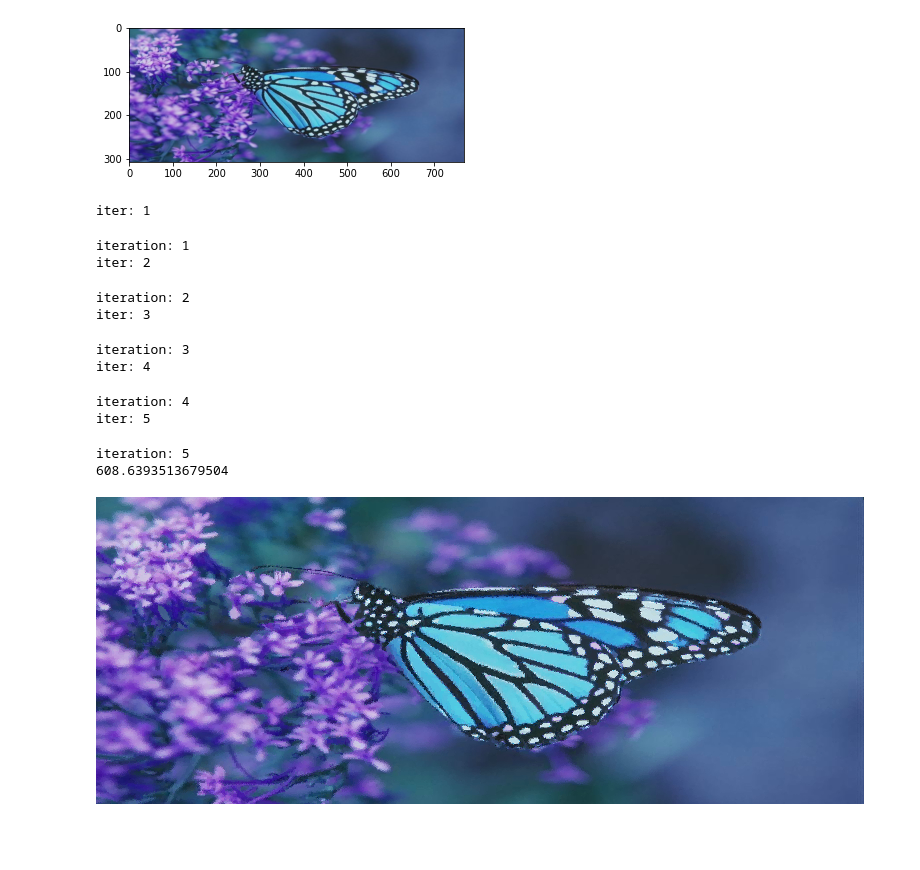
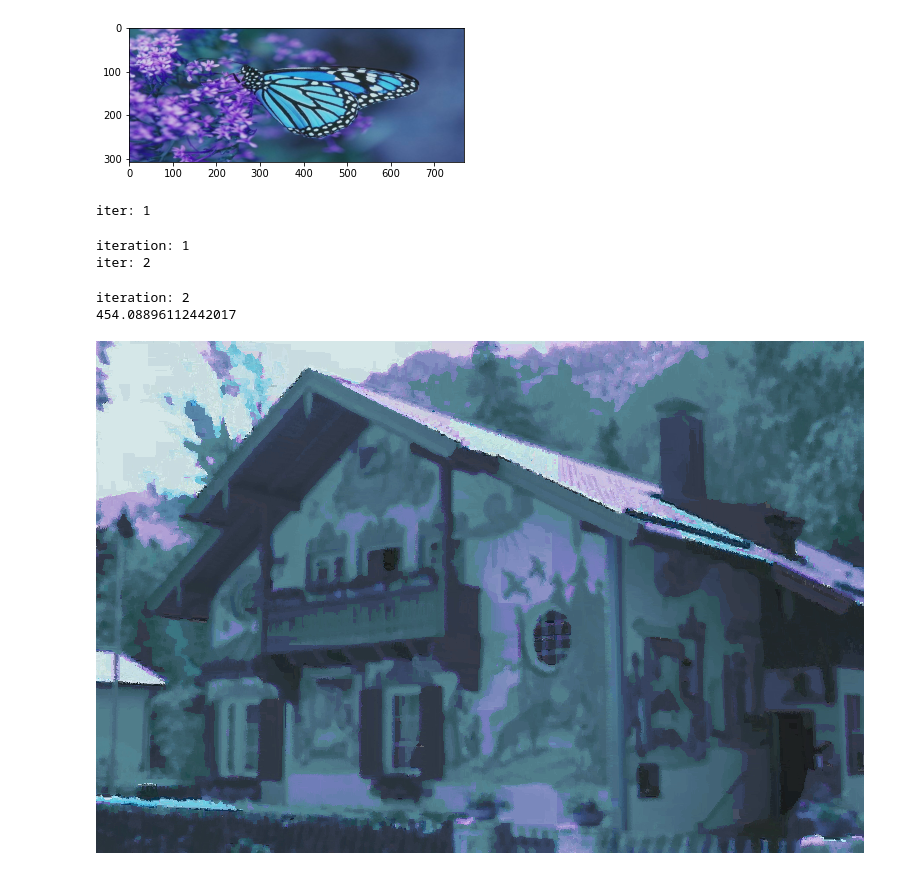
Before and after one commit to b05902105/NTU-VFX-2021-Spring, a Jupyter notebook: final/Retargeting.ipynb, the cells around one changed output. Drawn from its saved outputs; the diff is of its cells as text; code cells hidden in the pictures; blank space fills up the shorter version.

Commit message:
Failed retargeting

```diff
--- a/final/Retargeting.ipynb
+++ b/final/Retargeting.ipynb
@@ -12,10 +12,11 @@ numScales = 10;                 # number of scales (distributed logarithmically)
 
 
 ## Preparing data for the retargeting
-pathname = 'img/ours_10_aaa.jpg'
+pathname = 'img/ours_9_aaa.jpg'
 dx, dy = 1, 0.6
 org_image = cv2.imread(pathname)
-plt.imshow(org_image)
+ref_image = cv2.imread("img/ours_10_aaa.jpg")
+plt.imshow(ref_image)
 h, w, _ = org_image.shape
 resized_image = cv2.resize(org_image, None, fx = dx, fy = dy)
 # %% [output]
@@ -44,35 +45,6 @@ for i in range(down_h):
 # %% [output]
 47 12
 [figure]
-# %%
-
-
-targetSize = outSizeFactor[0] .* [h, w];
-#imageLab = rgb2lab(image); % Convert the source and target Images
-#imageLab = double(imageLab)/255;
-#imageLab = double(image)/255;
-
-
-# Gradual Scaling - iteratively icrease the relative resizing scale between the input and
-# the output (working in the coarse level).
-## STEP 1 - do the retargeting at the coarsest level
-S = imresize(imageLab,35/194);
-res = S;
-for i in range(1, 2, 17)""
-    res = imresize(res,[35 47-i]);
-    [res, ~, ~] = search(S , res, 6 ,1, i, 'C:\Users\User\Desktop\FinalProject', 'Patch');
-
-## STEP 2 - do resolution refinment
-# (upsample for numScales times to get the desired resolution)
-for i in range(numScales):
-    res = imresize(res,[35+15*i,30+13*i]);
-    S = imresize(imageLab,[35+15*i,30+13*i]);
-    [res, ~, ~] = search(S, res, 4, 2, i, 'C:\Users\User\Desktop\FinalProject', 'Patch');
-
-## STEP 3 - do final scale iterations
-# (refine the result at the last scale)
-res = imresize(res,[194 169]);
-[res, ann, bnn] = search(imageLab, res, 4, 3, i, 'C:\Users\User\Desktop\FinalProject', 'Patch');
 # %%
 import numpy as np
 from PIL import Image
@@ -196,24 +168,19 @@ def NNS(img, ref, p_size, itr):
 # %%
 if __name__ == "__main__":
     #img = np.array(Image.open("./cup_a.jpg"))
     #ref = np.array(Image.open("./cup_b.jpg"))
-    p_size = 3
-    itr = 5
+    p_size = 7
+    itr = 2
     start = time.time()
-    f = NNS(resized_image, org_image, p_size, itr)
+    f = NNS(ref_image, org_image, p_size, itr)
     end = time.time()
     print(end - start)
-    reconstruction(f, resized_image, org_image)
+    # new = np.zeros(resized_image.shape)
+    reconstruction(f, ref_image, org_image)
 # %% [output]
 iter: 1
 iteration: 1
 iter: 2
 iteration: 2
-iter: 3
+454.08896112442017
-iteration: 3
-iter: 4
-iteration: 4
-iter: 5
-iteration: 5
-608.6393513679504
-[figure, old version]
+[figure, new version]
```
Also changed, not shown: parts of 9 cells of this notebook, 9 other files.
